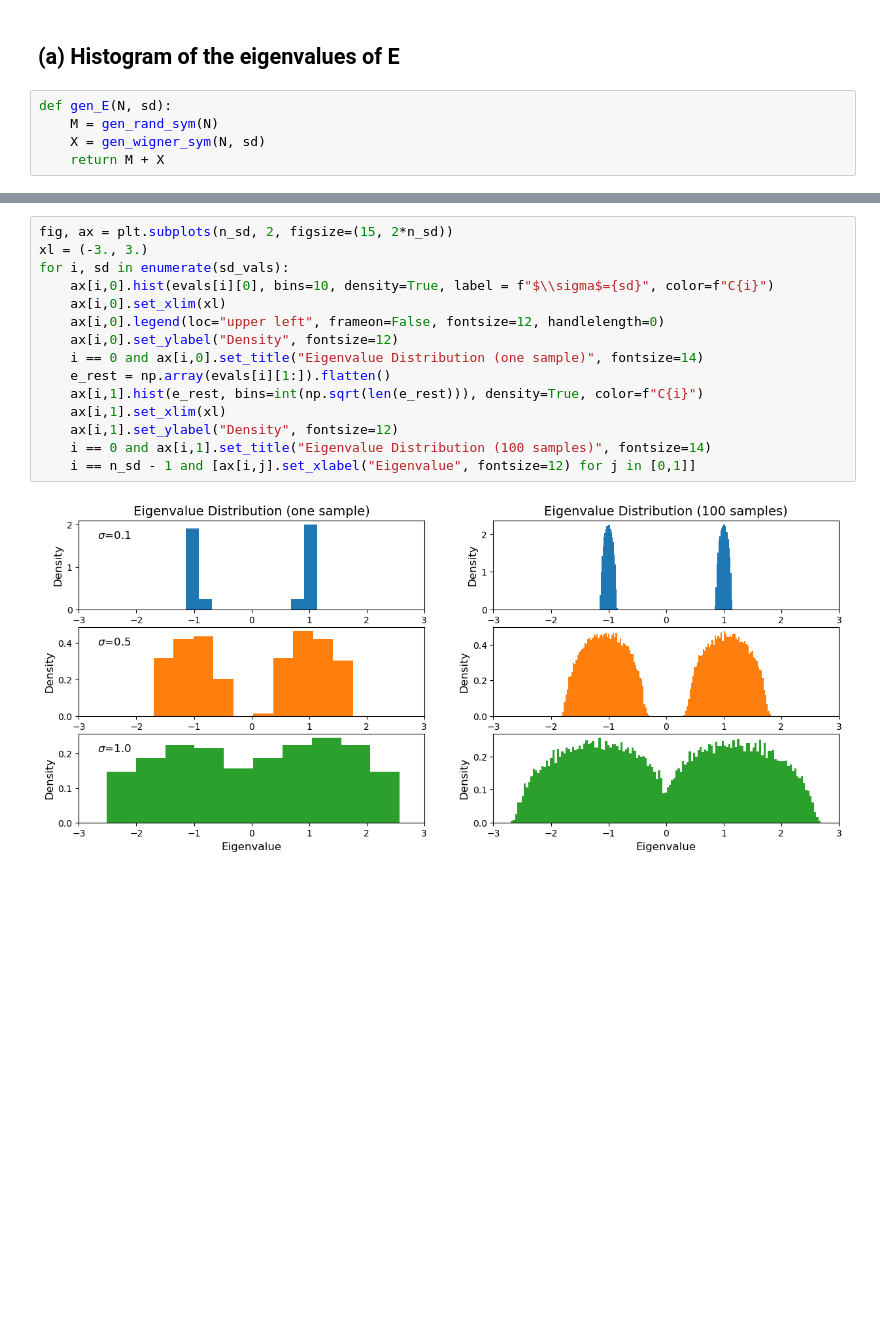
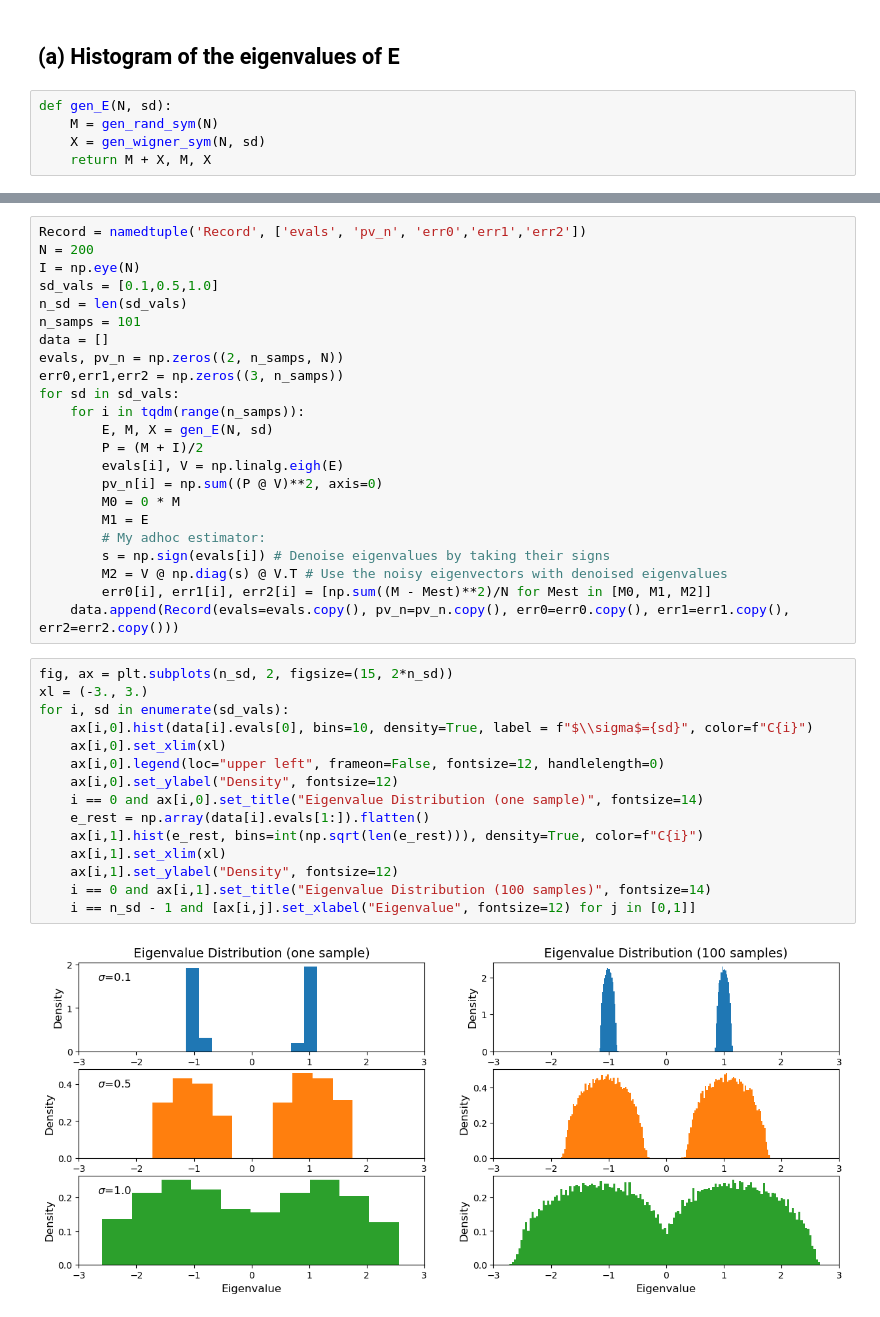
Before and after one commit to stootoon/first-course-rmt, a Jupyter notebook: Ex1_2_4.ipynb, the cells around one changed output, grey strips where cells are left out. Saved outputs shown, nothing was run; the diff lists cells and outputs as text; blank space fills up the shorter version.

```diff
--- a/Ex1_2_4.ipynb
+++ b/Ex1_2_4.ipynb
@@ -33,4 +33,4 @@ As we saw above $M$'s eigenvalues are either +1 or -1. Let $U_+$ be the matrix w
 def gen_E(N, sd):
     M = gen_rand_sym(N)
     X = gen_wigner_sym(N, sd)
-    return M + X
+    return M + X, M, X
@@ -43,18 +40,41 @@ evals = [[np.linalg.eigvalsh(Ei) for Ei in E_samps[i]] for i in range(n_sd)]
+# %%
+Record = namedtuple('Record', ['evals', 'pv_n', 'err0','err1','err2'])
+N = 200
+I = np.eye(N)
+sd_vals = [0.1,0.5,1.0]
+n_sd = len(sd_vals)
+n_samps = 101
+data = []
+evals, pv_n = np.zeros((2, n_samps, N))
+err0,err1,err2 = np.zeros((3, n_samps))
+for sd in sd_vals:
+    for i in tqdm(range(n_samps)):
+        E, M, X = gen_E(N, sd)
+        P = (M + I)/2
+        evals[i], V = np.linalg.eigh(E)
+        pv_n[i] = np.sum((P @ V)**2, axis=0)
+        M0 = 0 * M
+        M1 = E
+        # My adhoc estimator:
+        s = np.sign(evals[i]) # Denoise eigenvalues by taking their signs
+        M2 = V @ np.diag(s) @ V.T # Use the noisy eigenvectors with denoised eigenvalues
+        err0[i], err1[i], err2[i] = [np.sum((M - Mest)**2)/N for Mest in [M0, M1, M2]]
+    data.append(Record(evals=evals.copy(), pv_n=pv_n.copy(), err0=err0.copy(), err1=err1.copy(), err2=err2.copy()))
 # %%
 fig, ax = plt.subplots(n_sd, 2, figsize=(15, 2*n_sd))
 xl = (-3., 3.)
 for i, sd in enumerate(sd_vals):
-    ax[i,0].hist(evals[i][0], bins=10, density=True, label = f"$\\sigma$={sd}", color=f"C{i}")
+    ax[i,0].hist(data[i].evals[0], bins=10, density=True, label = f"$\\sigma$={sd}", color=f"C{i}")
     ax[i,0].set_xlim(xl)
     ax[i,0].legend(loc="upper left", frameon=False, fontsize=12, handlelength=0)
     ax[i,0].set_ylabel("Density", fontsize=12)
     i == 0 and ax[i,0].set_title("Eigenvalue Distribution (one sample)", fontsize=14)
-    e_rest = np.array(evals[i][1:]).flatten()
+    e_rest = np.array(data[i].evals[1:]).flatten()
     ax[i,1].hist(e_rest, bins=int(np.sqrt(len(e_rest))), density=True, color=f"C{i}")
     ax[i,1].set_xlim(xl)
     ax[i,1].set_ylabel("Density", fontsize=12)
     i == 0 and ax[i,1].set_title("Eigenvalue Distribution (100 samples)", fontsize=14)
     i == n_sd - 1 and [ax[i,j].set_xlabel("Eigenvalue", fontsize=12) for j in [0,1]]
 # %% [output]
-[figure, old version]
+[figure, new version]
 # %% [markdown]
```
Also changed, not shown: parts of 7 cells of this notebook.
